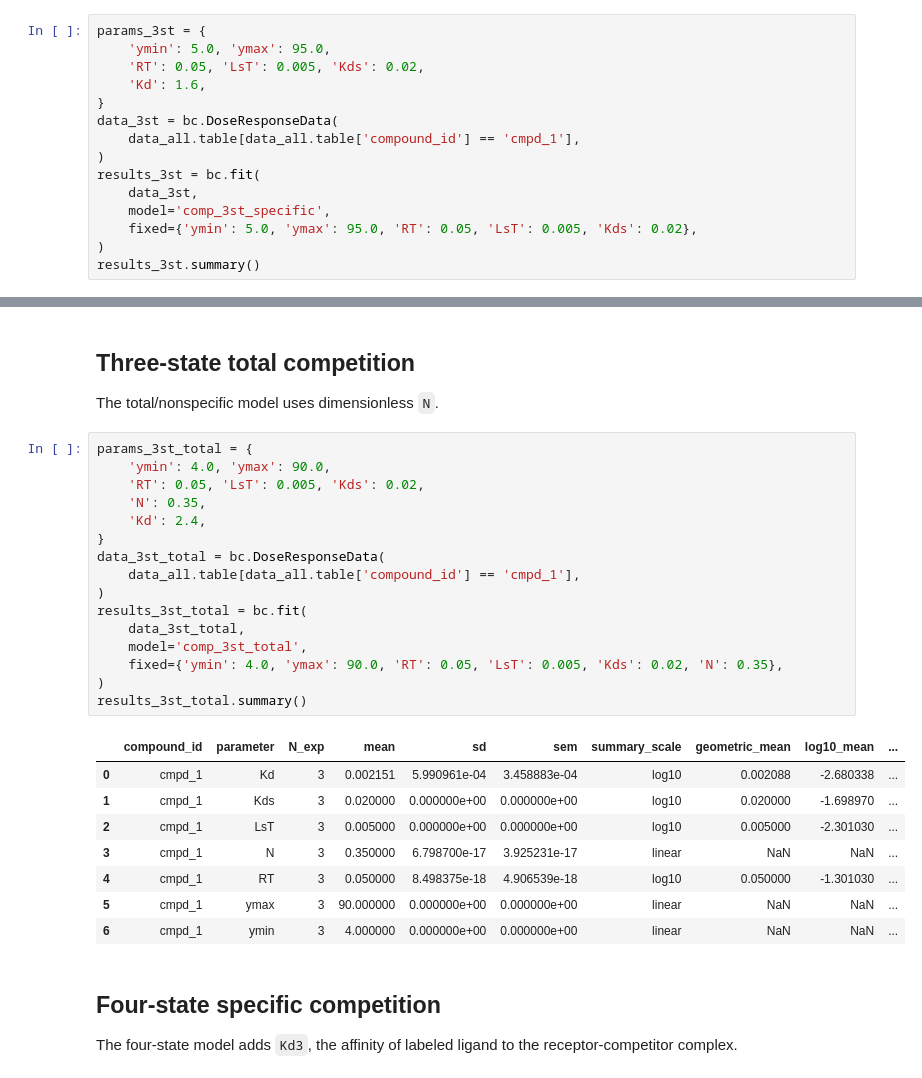
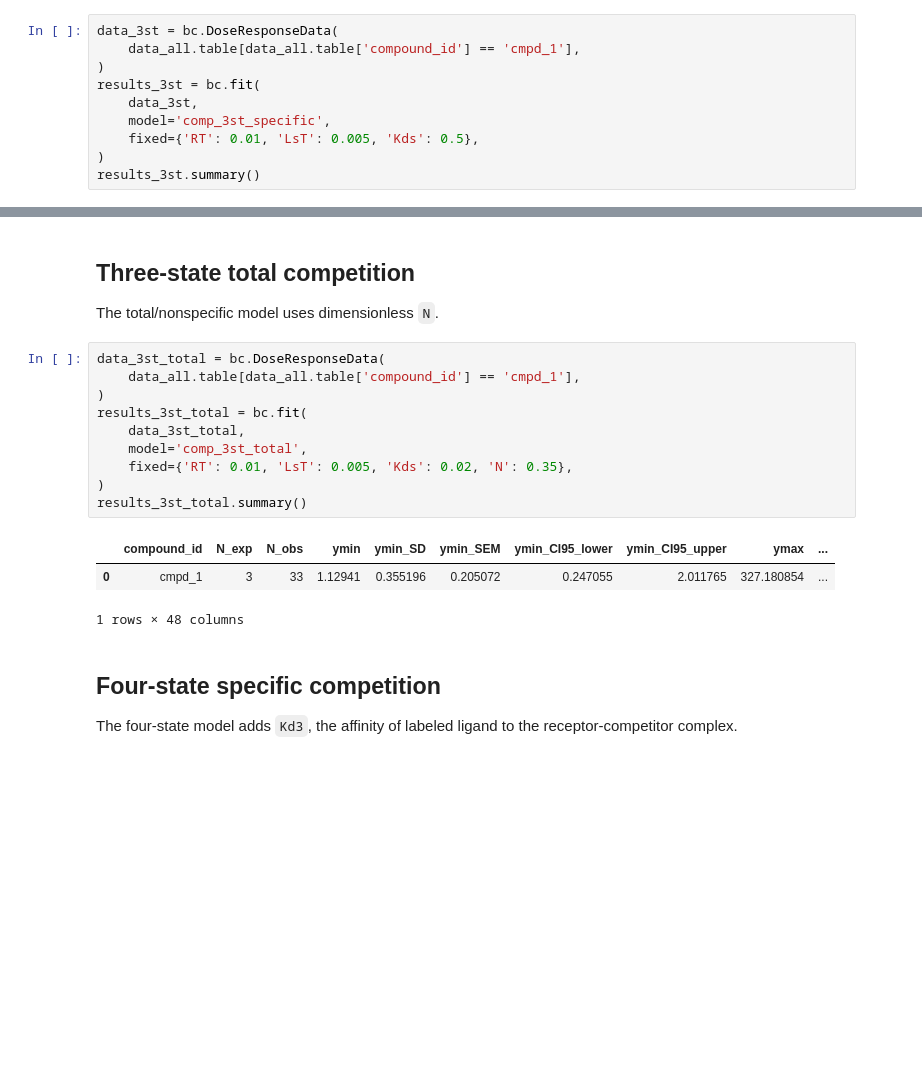
Before and after one commit to choutkaj/bindcurve, a Jupyter notebook: tutorials/03_competitive_kd_models.ipynb, the cells around one changed output, grey strips where cells are left out. Cells and saved outputs as stored; diff of their text form; blank space fills up the shorter version.

```diff
--- a/tutorials/03_competitive_kd_models.ipynb
+++ b/tutorials/03_competitive_kd_models.ipynb
@@ -20,18 +18,13 @@ data_all = bc.DoseResponseData.from_csv(
 # %% [markdown]
 ## Three-state specific competition
 # %%
-params_3st = {
-    'ymin': 5.0, 'ymax': 95.0,
-    'RT': 0.05, 'LsT': 0.005, 'Kds': 0.02,
-    'Kd': 1.6,
-}
 data_3st = bc.DoseResponseData(
     data_all.table[data_all.table['compound_id'] == 'cmpd_1'],
 )
 results_3st = bc.fit(
     data_3st,
     model='comp_3st_specific',
-    fixed={'ymin': 5.0, 'ymax': 95.0, 'RT': 0.05, 'LsT': 0.005, 'Kds': 0.02},
+    fixed={'RT': 0.01, 'LsT': 0.005, 'Kds': 0.5},
 )
 results_3st.summary()
 # %% [output]
@@ -56,30 +45,19 @@ plt.show()
 
 The total/nonspecific model uses dimensionless `N`.
 # %%
-params_3st_total = {
-    'ymin': 4.0, 'ymax': 90.0,
-    'RT': 0.05, 'LsT': 0.005, 'Kds': 0.02,
-    'N': 0.35,
-    'Kd': 2.4,
-}
 data_3st_total = bc.DoseResponseData(
     data_all.table[data_all.table['compound_id'] == 'cmpd_1'],
 )
 results_3st_total = bc.fit(
     data_3st_total,
     model='comp_3st_total',
-    fixed={'ymin': 4.0, 'ymax': 90.0, 'RT': 0.05, 'LsT': 0.005, 'Kds': 0.02, 'N': 0.35},
+    fixed={'RT': 0.01, 'LsT': 0.005, 'Kds': 0.02, 'N': 0.35},
 )
 results_3st_total.summary()
 # %% [output]
-|  | compound_id | parameter | N_exp | mean | sd | sem | summary_scale | geometric_mean | log10_mean | ... |
-| 0 | cmpd_1 | Kd | 3 | 0.002151 | 5.990961e-04 | 3.458883e-04 | log10 | 0.002088 | -2.680338 | ... |
-| 1 | cmpd_1 | Kds | 3 | 0.020000 | 0.000000e+00 | 0.000000e+00 | log10 | 0.020000 | -1.698970 | ... |
-| 2 | cmpd_1 | LsT | 3 | 0.005000 | 0.000000e+00 | 0.000000e+00 | log10 | 0.005000 | -2.301030 | ... |
-| 3 | cmpd_1 | N | 3 | 0.350000 | 6.798700e-17 | 3.925231e-17 | linear | NaN | NaN | ... |
-| 4 | cmpd_1 | RT | 3 | 0.050000 | 8.498375e-18 | 4.906539e-18 | log10 | 0.050000 | -1.301030 | ... |
-| 5 | cmpd_1 | ymax | 3 | 90.000000 | 0.000000e+00 | 0.000000e+00 | linear | NaN | NaN | ... |
-| 6 | cmpd_1 | ymin | 3 | 4.000000 | 0.000000e+00 | 0.000000e+00 | linear | NaN | NaN | ... |
+|  | compound_id | N_exp | N_obs | ymin | ymin_SD | ymin_SEM | ymin_CI95_lower | ymin_CI95_upper | ymax | ... |
+| 0 | cmpd_1 | 3 | 33 | 1.12941 | 0.355196 | 0.205072 | 0.247055 | 2.011765 | 327.180854 | ... |
+1 rows × 48 columns
 # %% [markdown]
 ## Four-state specific competition
 
```
Also changed, not shown: parts of 4 cells of this notebook, 5 other files.
